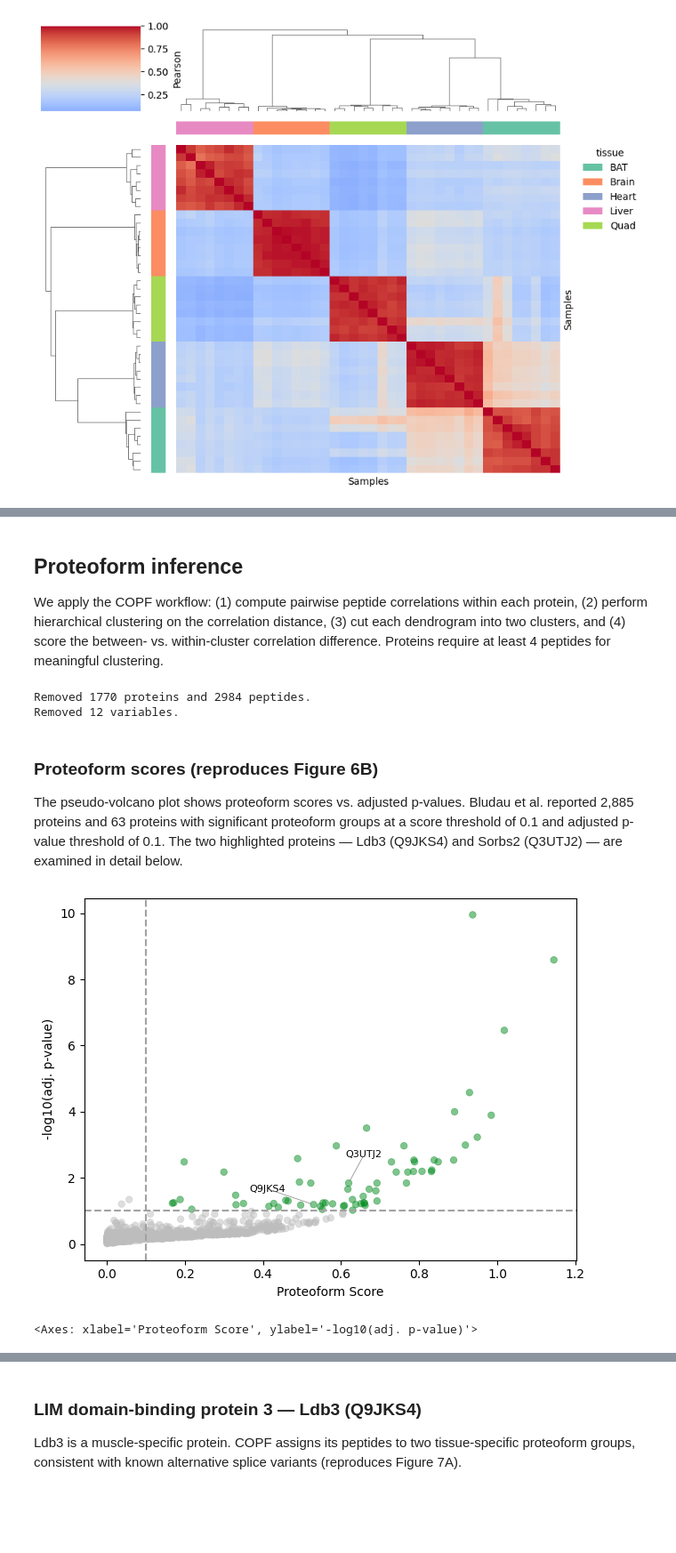
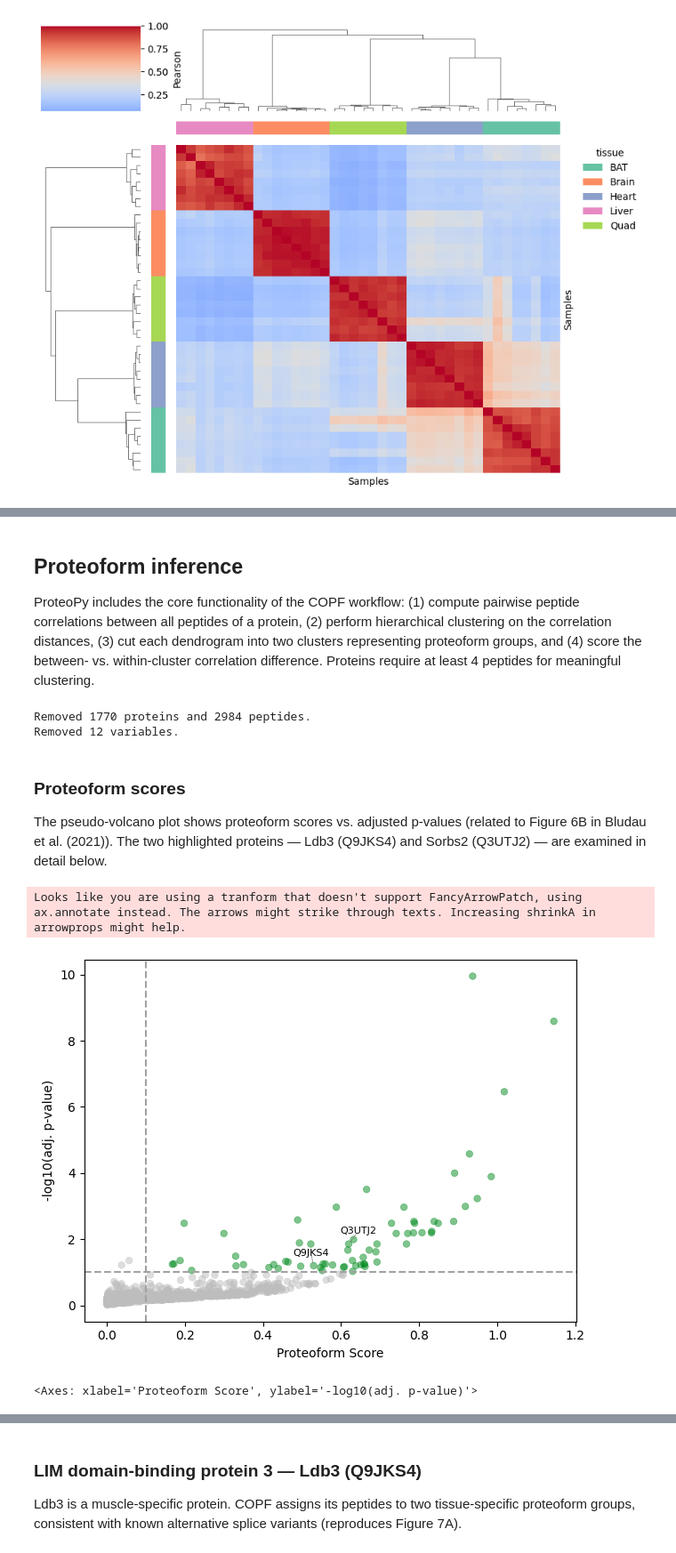
Before and after one commit to UKHD-NP/proteopy, a Jupyter notebook: docs/tutorials/proteoform-inference_bludau-2021_reproduction.ipynb, the cells around one changed output, grey strips where cells are left out. Shown at 89% size. Cells and saved outputs as stored; diff of their text form; code cells hidden in the pictures; blank space fills up the shorter version.

Commit message:
feature: proteoform inference notebook

```diff
--- a/docs/tutorials/proteoform-inference_bludau-2021_reproduction.ipynb
+++ b/docs/tutorials/proteoform-inference_bludau-2021_reproduction.ipynb
@@ -39,0 +49,11 @@ The dataset consists of peptide-level SWATH-MS intensities from five tissues of
+# %%
+intensities_path = "data/williams-2018_mouse-tissue_intensities.tsv"
+sample_annotation_path = "data/williams-2018_mouse-tissue_sample_annotation.tsv"
+peptide_annotation_path = "data/williams-2018_mouse-tissue_peptide_annotation.tsv"
+
+pr.download.williams_2018(
+    intensities_path=intensities_path,
+    sample_annotation_path=sample_annotation_path,
+    var_annotation_path=peptide_annotation_path,
+    force=True,  # Overwrite files if already exist
+)
@@ -97,3 +138,15 @@ adata.var.head(n=10)
+# %%
+# Tissues
+n_tissues = adata.obs["tissue"].nunique()
+cmap = mpl.colormaps["Set2"]
+adata.uns["colors_tissue"] = cmap(range(n_tissues)).tolist()
+
+tissue_order = ["Brain", "BAT", "Heart", "Liver", "Quad"]
+
+# BXD mice
+n_mice = adata.obs["mouse_id"].nunique()
+cmap = mpl.colormaps["tab10"]
+adata.uns["colors_mouse_id"] = cmap(range(n_mice)).tolist()
 # %% [markdown]
 ## Quality control and preprocessing
 
@@ -120,8 +154,3 @@ Stripping modifications: 32679 peptides -> 30781 unique stripped sequences (meth
-# %%
-# Define consistent color scheme for tissues
-cmap = mpl.colormaps['Set2']
-adata.uns['colors_tissue'] = cmap(range(5)).tolist()
-tissue_order = ['Brain', 'BAT', 'Heart', 'Liver', 'Quad']
 # %%
 pr.pl.n_samples_per_category(
     adata,
@@ -155,0 +174,3 @@ pr.pl.n_proteins_per_sample(
+# %%
+irt_mask = (adata.var["protein_id"] == "iRT_protein")
+adata = adata[:, ~irt_mask]
@@ -242,7 +324,7 @@ sc.pl.umap(
 # %% [markdown]
 ## Proteoform inference
 
-We apply the COPF workflow: (1) compute pairwise peptide correlations within each protein, (2) perform hierarchical clustering on the correlation distance, (3) cut each dendrogram into two clusters, and (4) score the between- vs. within-cluster correlation difference. Proteins require at least 4 peptides for meaningful clustering.
+ProteoPy includes the core functionality of the COPF workflow: (1) compute pairwise peptide correlations between all peptides of a protein, (2) perform hierarchical clustering on the correlation distances, (3) cut each dendrogram into two clusters representing proteoform groups, and (4) score the between- vs. within-cluster correlation difference. Proteins require at least 4 peptides for meaningful clustering.
 # %%
 # Require ≥4 peptides per protein for COPF analysis
 pr.pp.filter_proteins_by_peptide_count(adata, min_count=4)
@@ -262,20 +344,21 @@ copf_outliers = (adata.var['cluster_id'] == 1000000)
 adata = adata[:, ~copf_outliers]
 # %% [markdown]
-### Proteoform scores (reproduces Figure 6B)
+### Proteoform scores
 
-The pseudo-volcano plot shows proteoform scores vs. adjusted p-values. Bludau et al. reported 2,885 proteins and 63 proteins with significant proteoform groups at a score threshold of 0.1 and adjusted p-value threshold of 0.1. The two highlighted proteins — Ldb3 (Q9JKS4) and Sorbs2 (Q3UTJ2) — are examined in detail below.
+The pseudo-volcano plot shows proteoform scores vs. adjusted p-values (related to Figure 6B in Bludau et al. (2021)). The two highlighted proteins — Ldb3 (Q9JKS4) and Sorbs2 (Q3UTJ2) — are examined in detail below.
 # %%
-bludauI_proteoforms = ['Q9JKS4', 'Q3UTJ2']
+bludauI_proteoforms = ["Q9JKS4", "Q3UTJ2"]
 pr.pl.proteoform_scores(
     adata,
     adj=True,
     pval_threshold=0.1,
     score_threshold=0.1,
     log_scores=True,
-    highlight_prots=bludauI_proteoforms
-    )
+    highlight_prots=bludauI_proteoforms,
+)
 # %% [output]
+Looks like you are using a tranform that doesn't support FancyArrowPatch, using ax.annotate instead. The arrows might strike through texts. Increasing shrinkA in arrowprops might help.
-[figure, old version]
+[figure, new version]
-<Axes: xlabel='Proteoform Score', ylabel='-log10(adj. p-value)'>
+<Axes: xlabel='Proteoform Score', ylabel='-log10(adj. p-value)'>
 # %%
 pf_df = pr.get.proteoforms_df(adata, only_proteins=True)
```
Also changed, not shown: parts of 64 cells of this notebook, 1 other file.
